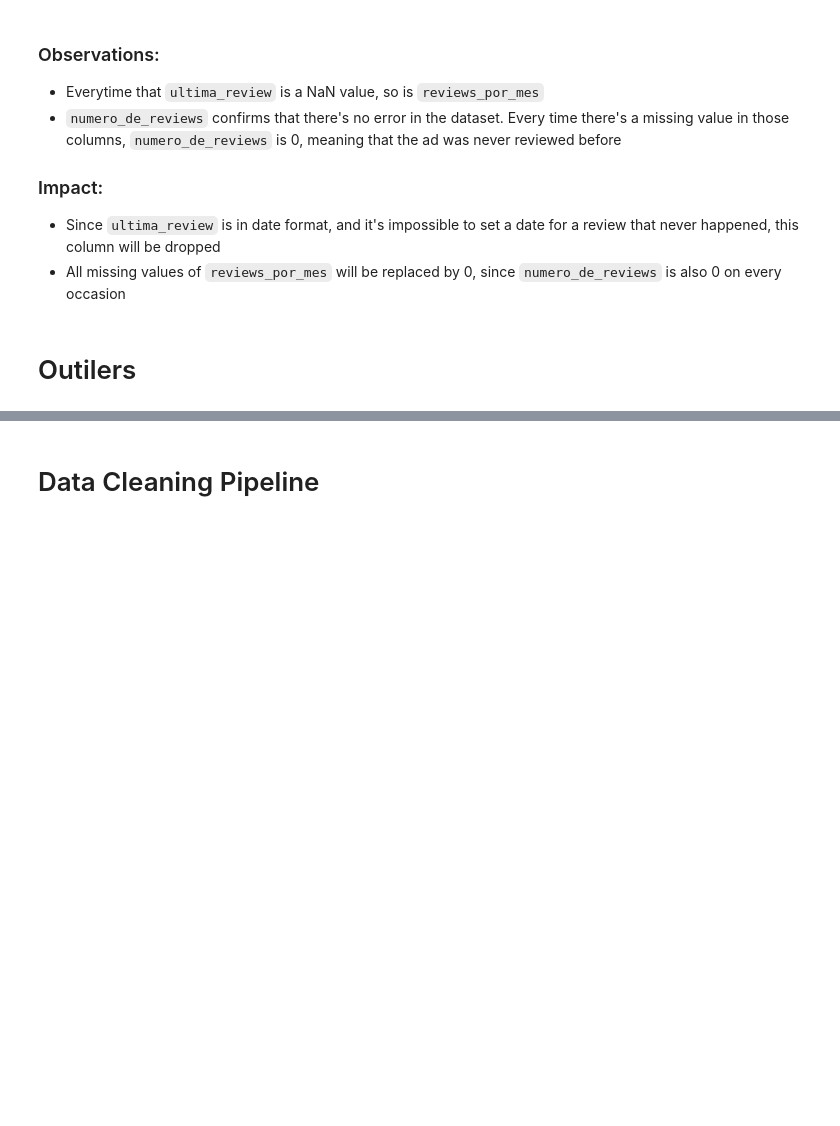
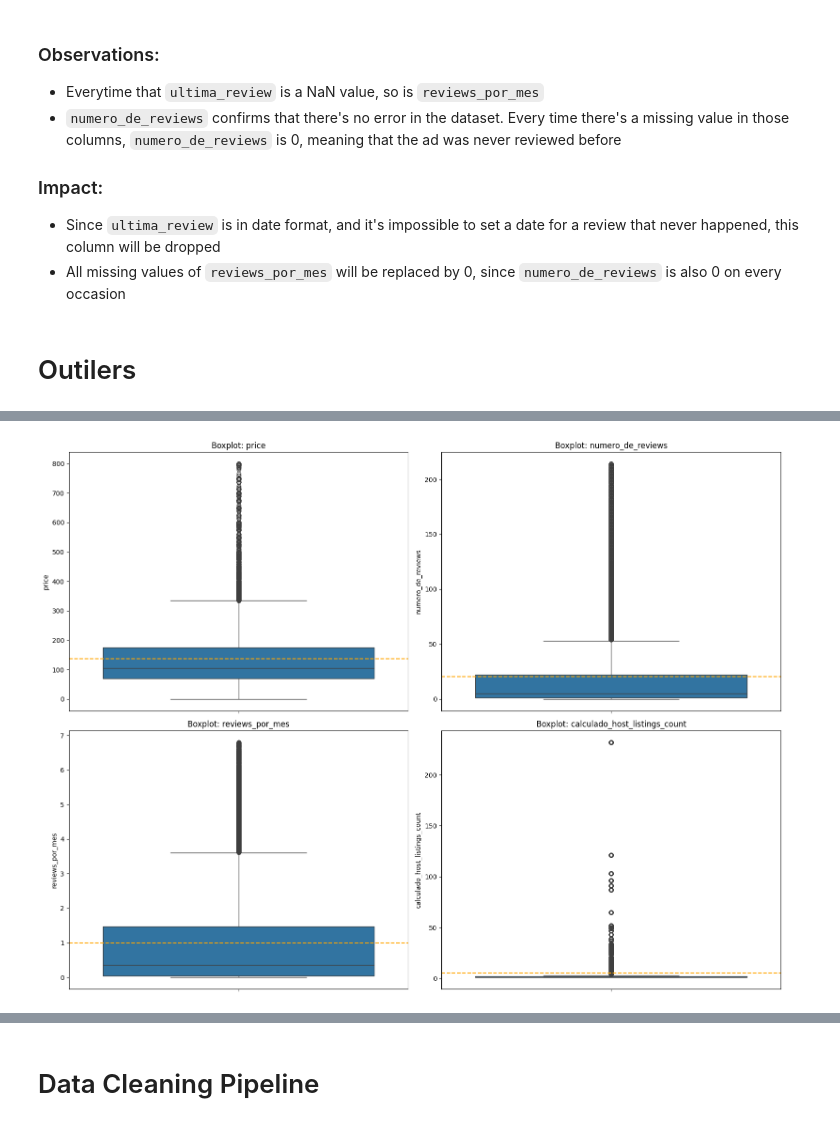
Before and after one commit to vitorccmanso/LH_CD_VITOR_CUNHA, a Jupyter notebook: Notebooks/Data Cleaning.ipynb, the cells around one changed output, grey strips where cells are left out. Saved outputs shown, nothing was run; the diff lists cells and outputs as text; code cells hidden in the pictures; blank space fills up the shorter version.

```diff
--- a/Notebooks/Data Cleaning.ipynb
+++ b/Notebooks/Data Cleaning.ipynb
@@ -141,0 +146,9 @@ df[df["minimo_noites"] > 365].shape[0]
+# %%
+# Dataframe showing the 99th percentile, how many times values above this treshold appear and how much of a percentage they represent
+result = {}
+columns_to_drop.extend(["minimo_noites", "disponibilidade_365"])
+for col in df.drop(columns=columns_to_drop).select_dtypes("number"):
+    result[col] = {"99th_percentile": df[col].quantile(0.99),
+                   "count_above": (df[col] > df[col].quantile(0.99)).sum(),
+                   "percentage_above": ((df[col] > df[col].quantile(0.99)).sum() / len(df)) * 100}
+pd.DataFrame(result).T
@@ -141,0 +167,11 @@ df[df["minimo_noites"] > 365].shape[0]
+# %%
+# Calculate the 99th percentile for selected numerical columns
+percentile_99 = df[["price", "numero_de_reviews", "reviews_por_mes", "calculado_host_listings_count"]].quantile(0.99)
+
+# Create a mask by comparing each column with its 99th percentile value and filter the dataframe
+mask = (df[percentile_99.index] <= percentile_99.values).all(axis=1)
+df = df[mask]
+# %%
+plot_boxplots(df, columns_to_drop, 2, 2, (16, 12), False)
+# %% [output]
+[figure, added]
```
Also changed, not shown: parts of 16 cells of this notebook, 2 other files.
